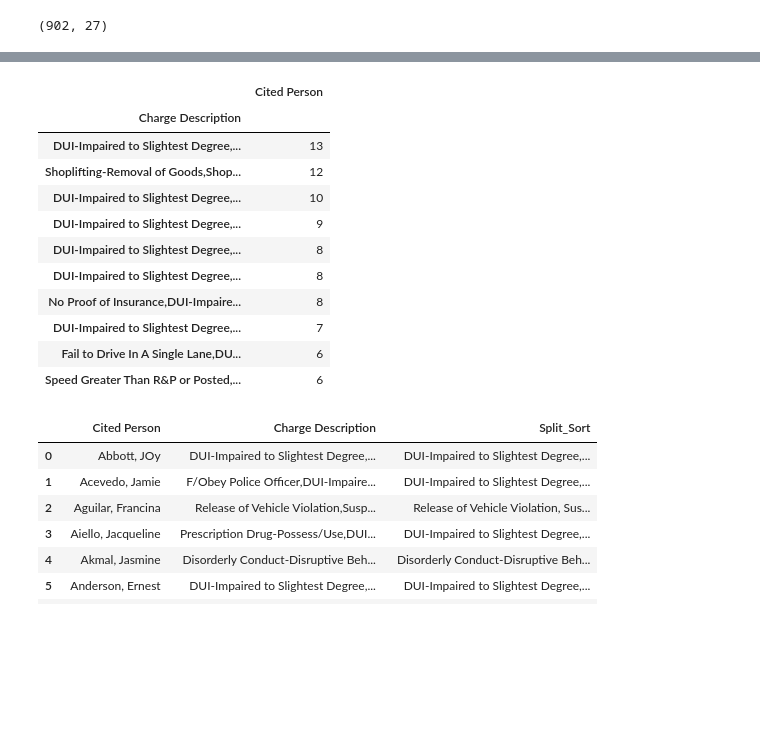
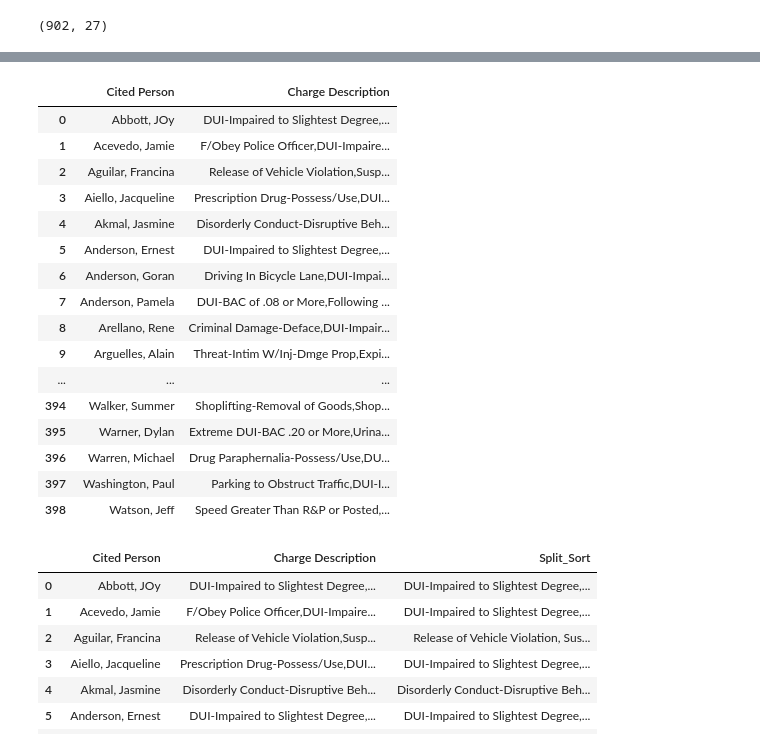
Before and after one commit to mrkjhsn/City-of-Scottsdale-Citations, a Jupyter notebook: Multiple_Citations_Visualization.ipynb, the cells around one changed output, grey strips where cells are left out. Cells and saved outputs as stored; diff of their text form; code cells hidden in the pictures; blank space fills up the shorter version.

```diff
--- a/Multiple_Citations_Visualization.ipynb
+++ b/Multiple_Citations_Visualization.ipynb
@@ -52,26 +62,25 @@ multiple_citations.shape
 # %%
 # concatenates all the citations for each person into a string within one column on one row for each person
 multiple_citations_concat = multiple_citations.groupby(['Cited Person'])['Charge Description'].apply(','.join).reset_index()
-
-multiple_citations_concat.groupby(['Charge Description']).count().sort_values('Cited Person', ascending=False).head(10)
-
-# this isn't correct since "DUI-Impaired to Slightest Degree,No Proof of Insurance" &
-# "No Proof of Insurance,DUI-Impaired to Slightest Degree" are the same thing and should be grouped together
-# a sort needs to take place within the citations for each person to ensure the above doesn't take place
-# see below for solution
+multiple_citations_concat
 # %% [output]
-|  | Cited Person |
-| Charge Description |  |
-| DUI-Impaired to Slightest Degree,... | 13 |
-| Shoplifting-Removal of Goods,Shop... | 12 |
-| DUI-Impaired to Slightest Degree,... | 10 |
-| DUI-Impaired to Slightest Degree,... | 9 |
-| DUI-Impaired to Slightest Degree,... | 8 |
-| DUI-Impaired to Slightest Degree,... | 8 |
-| No Proof of Insurance,DUI-Impaire... | 8 |
-| DUI-Impaired to Slightest Degree,... | 7 |
-| Fail to Drive In A Single Lane,DU... | 6 |
-| Speed Greater Than R&P or Posted,... | 6 |
+|  | Cited Person | Charge Description |
+| 0 | Abbott, JOy | DUI-Impaired to Slightest Degree,... |
+| 1 | Acevedo, Jamie | F/Obey Police Officer,DUI-Impaire... |
+| 2 | Aguilar, Francina | Release of Vehicle Violation,Susp... |
+| 3 | Aiello, Jacqueline | Prescription Drug-Possess/Use,DUI... |
+| 4 | Akmal, Jasmine | Disorderly Conduct-Disruptive Beh... |
+| 5 | Anderson, Ernest | DUI-Impaired to Slightest Degree,... |
+| 6 | Anderson, Goran | Driving In Bicycle Lane,DUI-Impai... |
+| 7 | Anderson, Pamela | DUI-BAC of .08 or More,Following ... |
+| 8 | Arellano, Rene | Criminal Damage-Deface,DUI-Impair... |
+| 9 | Arguelles, Alain | Threat-Intim W/Inj-Dmge Prop,Expi... |
+| ... | ... | ... |
+| 394 | Walker, Summer | Shoplifting-Removal of Goods,Shop... |
+| 395 | Warner, Dylan | Extreme DUI-BAC .20 or More,Urina... |
+| 396 | Warren, Michael | Drug Paraphernalia-Possess/Use,DU... |
+| 397 | Washington, Paul | Parking to Obstruct Traffic,DUI-I... |
+| 398 | Watson, Jeff | Speed Greater Than R&P or Posted,... |
 # %%
 # function to do:
     # create list of citations for each Cited Person
```
Also changed, not shown: parts of 4 cells of this notebook.
